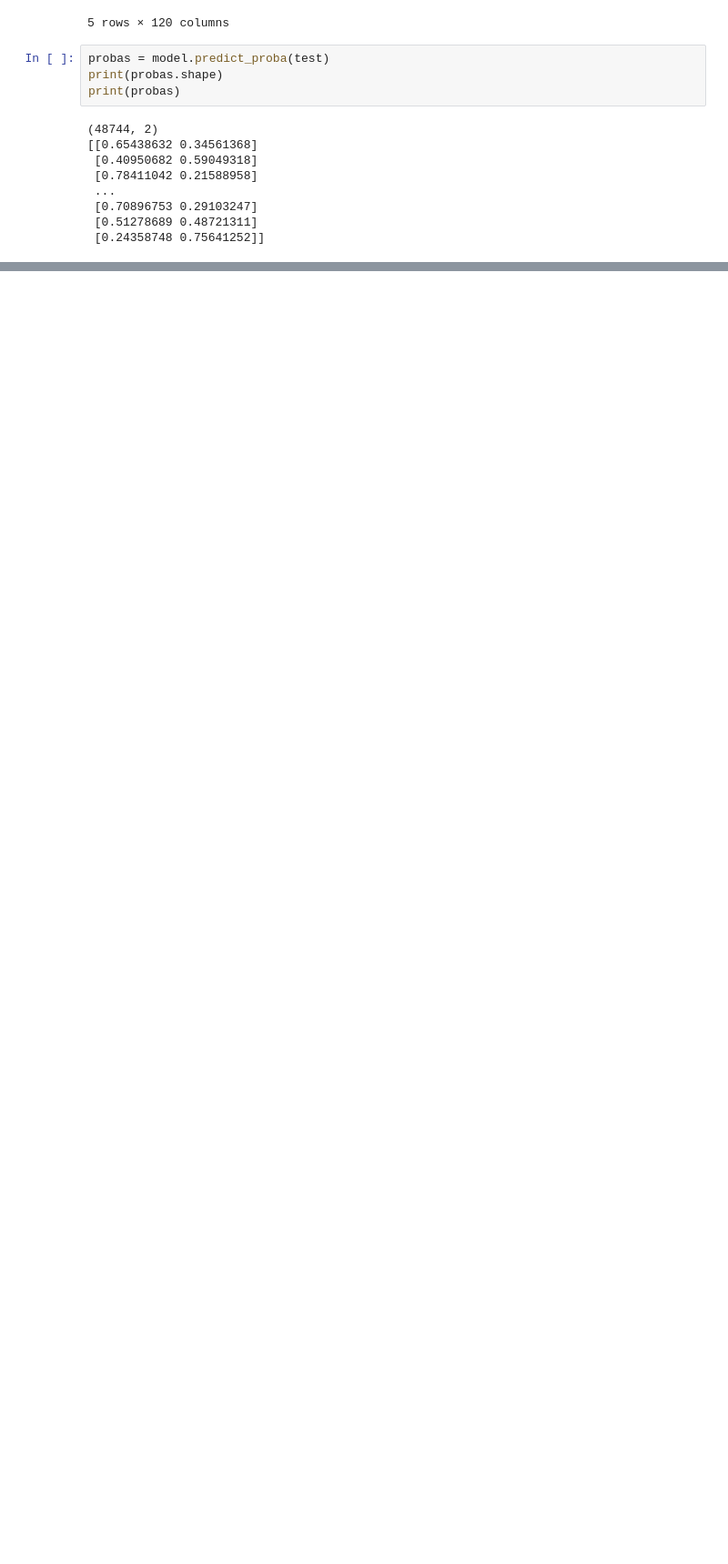
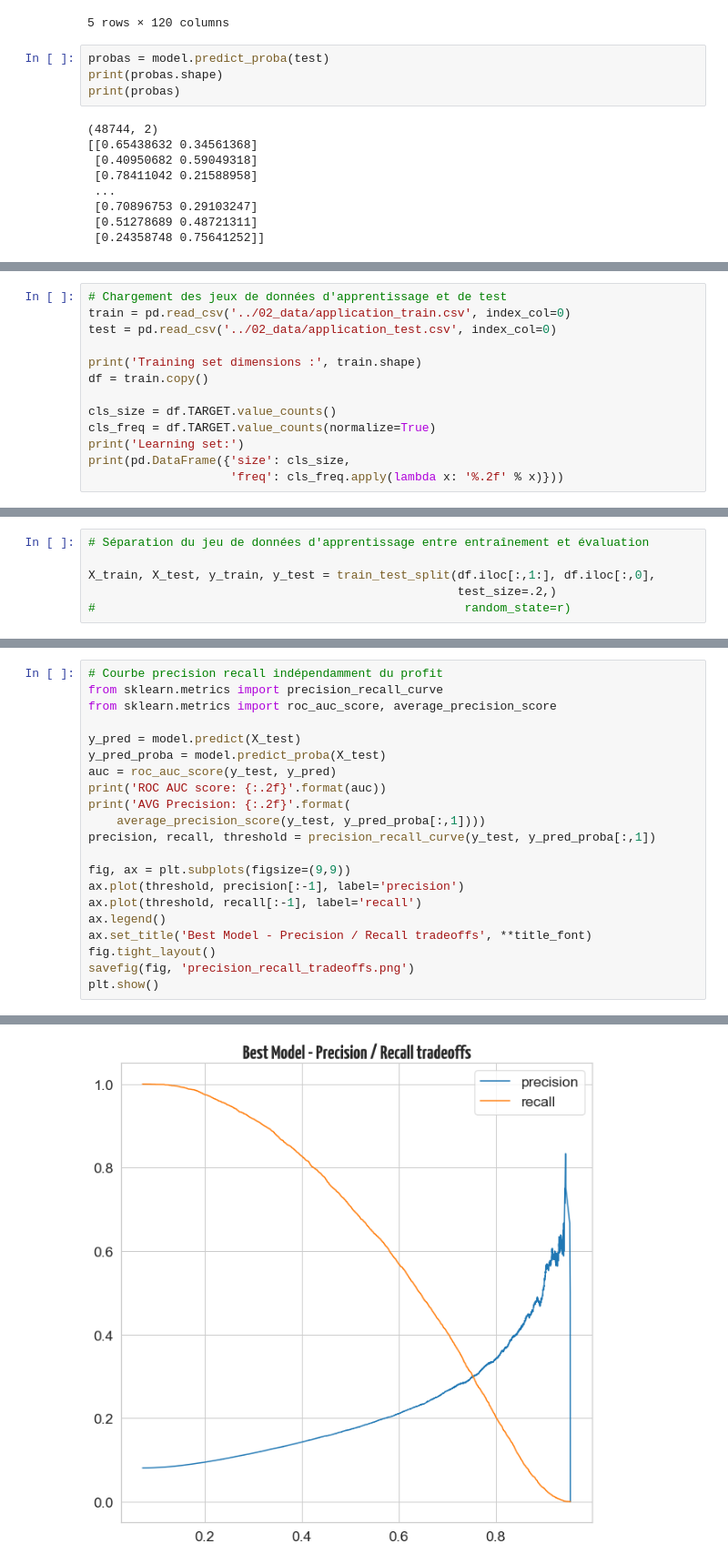
Before and after one commit to gitadum/credit_risk_rating, a Jupyter notebook: 00_notebooks/03_Modelling.ipynb, the cells around one changed output, grey strips where cells are left out. Shown at 91% size. Saved outputs shown, nothing was run; the diff lists cells and outputs as text; blank space fills up the shorter version.

```diff
--- a/00_notebooks/03_Modelling.ipynb
+++ b/00_notebooks/03_Modelling.ipynb
@@ -1923,0 +1947,13 @@ print(probas)
+# %%
+# Chargement des jeux de données d'apprentissage et de test
+train = pd.read_csv('../02_data/application_train.csv', index_col=0)
+test = pd.read_csv('../02_data/application_test.csv', index_col=0)
+
+print('Training set dimensions :', train.shape)
+df = train.copy()
+
+cls_size = df.TARGET.value_counts()
+cls_freq = df.TARGET.value_counts(normalize=True)
+print('Learning set:')
+print(pd.DataFrame({'size': cls_size,
+                    'freq': cls_freq.apply(lambda x: '%.2f' % x)}))
@@ -1923,0 +1966,6 @@ print(probas)
+# %%
+# Séparation du jeu de données d'apprentissage entre entraînement et évaluation
+
+X_train, X_test, y_train, y_test = train_test_split(df.iloc[:,1:], df.iloc[:,0],
+                                                    test_size=.2,)
+#                                                    random_state=r)
@@ -1923,0 +2014,22 @@ print(probas)
+# %%
+# Courbe precision recall indépendamment du profit
+from sklearn.metrics import precision_recall_curve
+from sklearn.metrics import roc_auc_score, average_precision_score
+
+y_pred = model.predict(X_test)
+y_pred_proba = model.predict_proba(X_test)
+auc = roc_auc_score(y_test, y_pred)
+print('ROC AUC score: {:.2f}'.format(auc))
+print('AVG Precision: {:.2f}'.format(
+    average_precision_score(y_test, y_pred_proba[:,1])))
+precision, recall, threshold = precision_recall_curve(y_test, y_pred_proba[:,1])
+
+fig, ax = plt.subplots(figsize=(9,9))
+ax.plot(threshold, precision[:-1], label='precision')
+ax.plot(threshold, recall[:-1], label='recall')
+ax.legend()
+ax.set_title('Best Model - Precision / Recall tradeoffs', **title_font)
+fig.tight_layout()
+savefig(fig, 'precision_recall_tradeoffs.png')
+plt.show()
+# %% [output]
@@ -1923,0 +2039 @@ print(probas)
+[figure, added]
```
Also changed, not shown: parts of 25 cells of this notebook.
